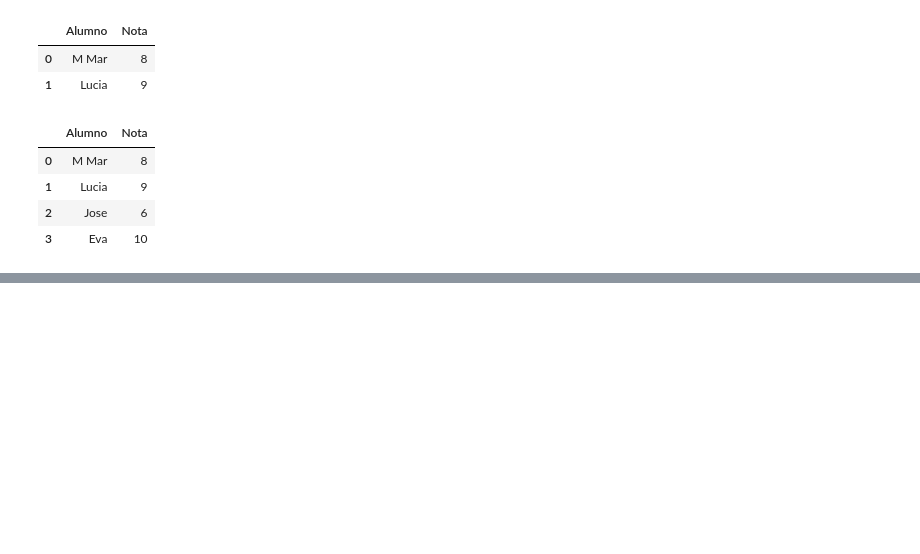
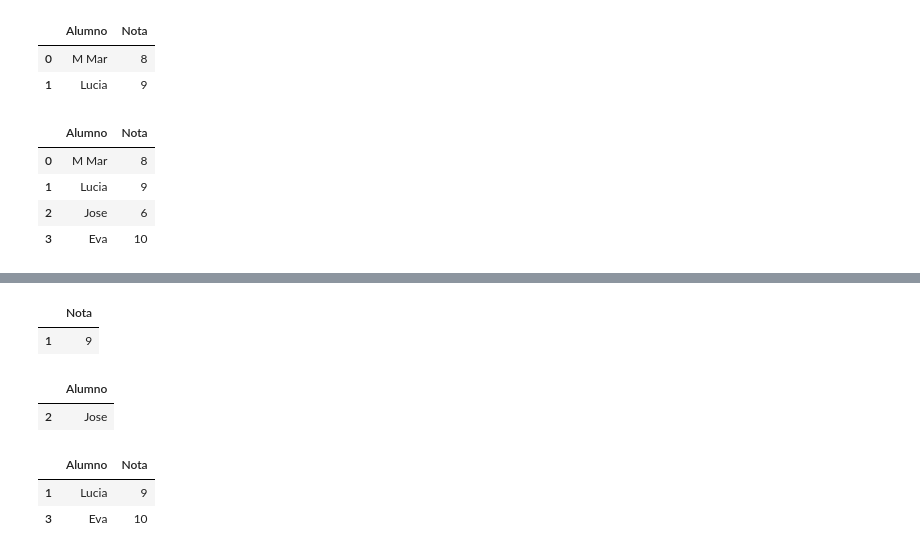
Before and after one commit to josecodetech/pandas, a Jupyter notebook: pandas.ipynb, the cells around one changed output, grey strips where cells are left out. Saved outputs shown, nothing was run; the diff lists cells and outputs as text; code cells hidden in the pictures; blank space fills up the shorter version.

```diff
--- a/pandas.ipynb
+++ b/pandas.ipynb
@@ -306,0 +324,20 @@ mis_datos_excel
+# %%
+#Por posicion fila columna
+df.iloc[[1],[1]]
+# %% [output]
+|  | Nota |
+| 1 | 9 |
+# %%
+#Por etiqueta, fila por indice y columna por valor
+df.loc[[2],['Alumno']]
+# %% [output]
+|  | Alumno |
+| 2 | Jose |
+# %%
+#Filtro
+df_mayor_9=df[df['Nota']>8]
+df_mayor_9
+# %% [output]
+|  | Alumno | Nota |
+| 1 | Lucia | 9 |
+| 3 | Eva | 10 |
```
Also changed, not shown: parts of 3 cells of this notebook.
